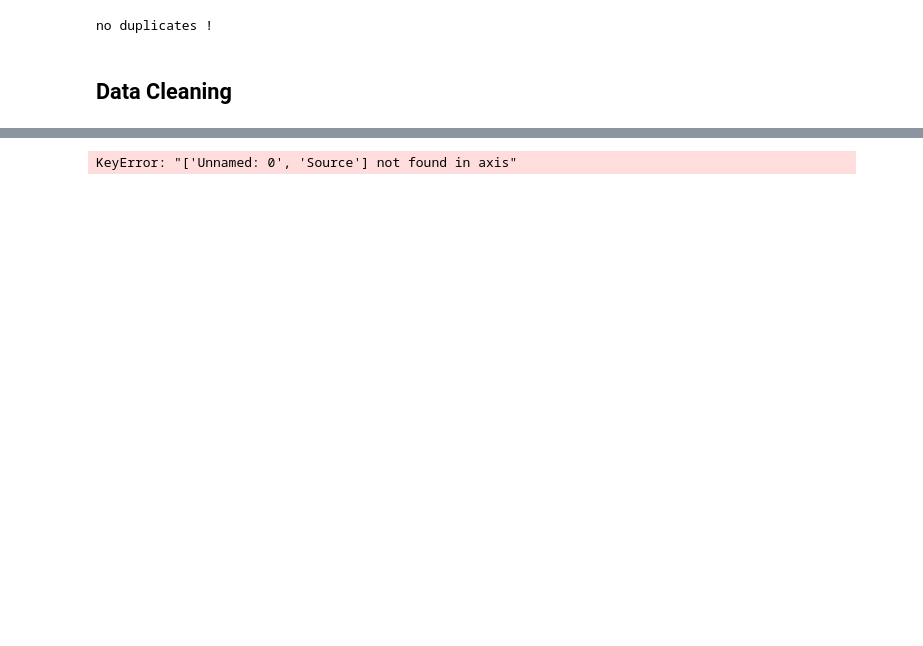
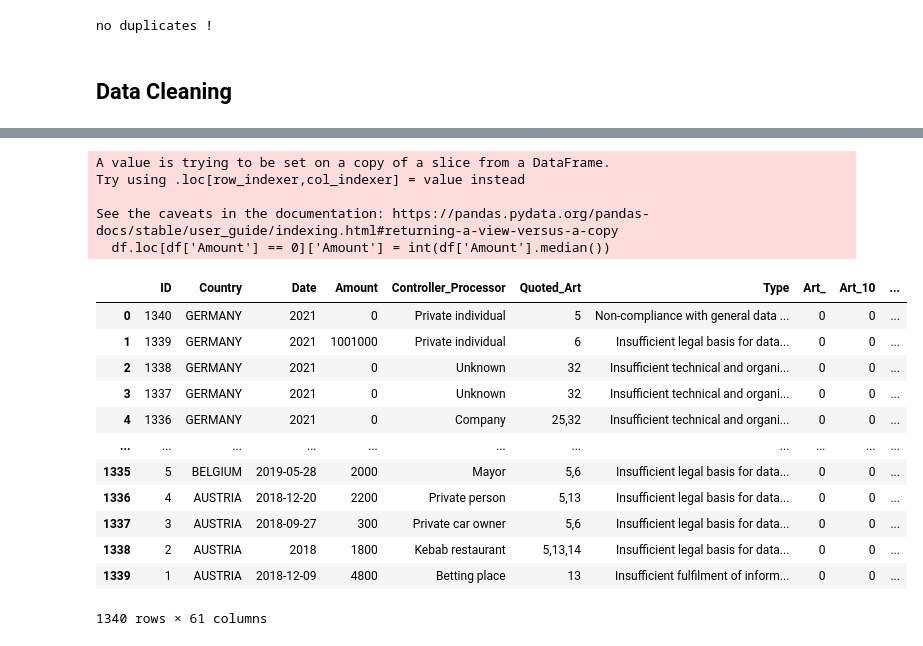
Before and after one commit to vdwow/python-web-scrapers, a Jupyter notebook: SCRAPING_GDPR_FINES.ipynb, the cells around one changed output, grey strips where cells are left out. Cells and saved outputs as stored; diff of their text form; code cells hidden in the pictures; blank space fills up the shorter version.

```diff
--- a/SCRAPING_GDPR_FINES.ipynb
+++ b/SCRAPING_GDPR_FINES.ipynb
@@ -189,28 +209,12 @@ def prepare_data(df):
     df['Amount'] = df['Amount'].fillna('0')
     df['Amount'] = df['Amount'].astype(int)
 
-    df.loc[df['Amount'] == 0] = int(df['Amount'].median())
-
-    df['Country'] = df['Country'].str.replace(' ', '_')
+    df.loc[df['Amount'] == 0]['Amount'] = int(df['Amount'].median())
 
     df['Date'] = df['Date'].str.replace('Unknown','')
     df['Date'] = df['Date'].fillna(method = 'ffill')
 
-    df[['DateYear','DateMonth','DateDay']] = df['Date'].str.split('-', expand = True)
-
-    df['DateMonth'] = df['DateMonth'].fillna(6).astype('int')
-    df['DateDay'] = df['DateDay'].fillna(15).astype('int')
-
-    df = df.join(pd.get_dummies(df['DateYear'], prefix = 'Year'))
-
-    df = df.join(pd.get_dummies(df['Country'], prefix='Country'))
-
-    df = df.join(pd.get_dummies(df['Type'], prefix = 'Type'))
-
-    GAFAM = ['FACEBOOK','AMAZON','GOOGLE','MICROSOFT', 'APPLE']
-    regstr = '|'.join(GAFAM)
-    df['is_gafam'] = np.where(df['Controller_Processor'].str.upper().str.contains(regstr), 1, 0)
-
+    df.loc[len(df['Date']) == 4]
 
     #treatment of article column
     df['Quoted_Art'] = df['Quoted_Art'].str.replace(r'[a-zA-Z.§é]','').str.replace(' ','').str.replace(r"\(.*\)",'')
@@ -218,13 +222,15 @@ def prepare_data(df):
 
     df['VIOLATED_ARTICLES'] = df[[x for x in df.columns if "Art" in x]].sum(axis = 1)
 
-    #ménage
-    df = df.drop(['Unnamed: 0', 'Source', 'Date', 'ID', 'Country',
-                  'Quoted_Art', 'Type', 'Art_3759/2004', 'Art_113471/2006',
-                    'Art_','DateYear', 'Controller_Processor'], axis = 1)
+    #cleaning
+    df = df.drop(['Unnamed: 0'], axis = 1)
 
     return df
 # %%
 data = prepare_data(total_df)
 # %% [output]
-KeyError: "['Unnamed: 0', 'Source'] not found in axis"
+A value is trying to be set on a copy of a slice from a DataFrame.
+Try using .loc[row_indexer,col_indexer] = value instead
+
+See the caveats in the documentation: https://pandas.pydata.org/pandas-docs/stable/user_guide/indexing.html#returning-a-view-versus-a-copy
+  df.loc[df['Amount'] == 0]['Amount'] = int(df['Amount'].median())
@@ -254,0 +237,16 @@ def assess_model(df, model):
+# %%
+data
+# %% [output]
+|  | ID | Country | Date | Amount | Controller_Processor | Quoted_Art | Type | Art_ | Art_10 | ... |
+| 0 | 1340 | GERMANY | 2021 | 0 | Private individual | 5 | Non-compliance with general data ... | 0 | 0 | ... |
+| 1 | 1339 | GERMANY | 2021 | 1001000 | Private individual | 6 | Insufficient legal basis for data... | 0 | 0 | ... |
+| 2 | 1338 | GERMANY | 2021 | 0 | Unknown | 32 | Insufficient technical and organi... | 0 | 0 | ... |
+| 3 | 1337 | GERMANY | 2021 | 0 | Unknown | 32 | Insufficient technical and organi... | 0 | 0 | ... |
+| 4 | 1336 | GERMANY | 2021 | 0 | Company | 25,32 | Insufficient technical and organi... | 0 | 0 | ... |
+| ... | ... | ... | ... | ... | ... | ... | ... | ... | ... | ... |
+| 1335 | 5 | BELGIUM | 2019-05-28 | 2000 | Mayor | 5,6 | Insufficient legal basis for data... | 0 | 0 | ... |
+| 1336 | 4 | AUSTRIA | 2018-12-20 | 2200 | Private person | 5,13 | Insufficient legal basis for data... | 0 | 0 | ... |
+| 1337 | 3 | AUSTRIA | 2018-09-27 | 300 | Private car owner | 5,6 | Insufficient legal basis for data... | 0 | 0 | ... |
+| 1338 | 2 | AUSTRIA | 2018 | 1800 | Kebab restaurant | 5,13,14 | Insufficient legal basis for data... | 0 | 0 | ... |
+| 1339 | 1 | AUSTRIA | 2018-12-09 | 4800 | Betting place | 13 | Insufficient fulfilment of inform... | 0 | 0 | ... |
+1340 rows × 61 columns
```
Also changed, not shown: parts of 6 cells of this notebook, 1 other file.
